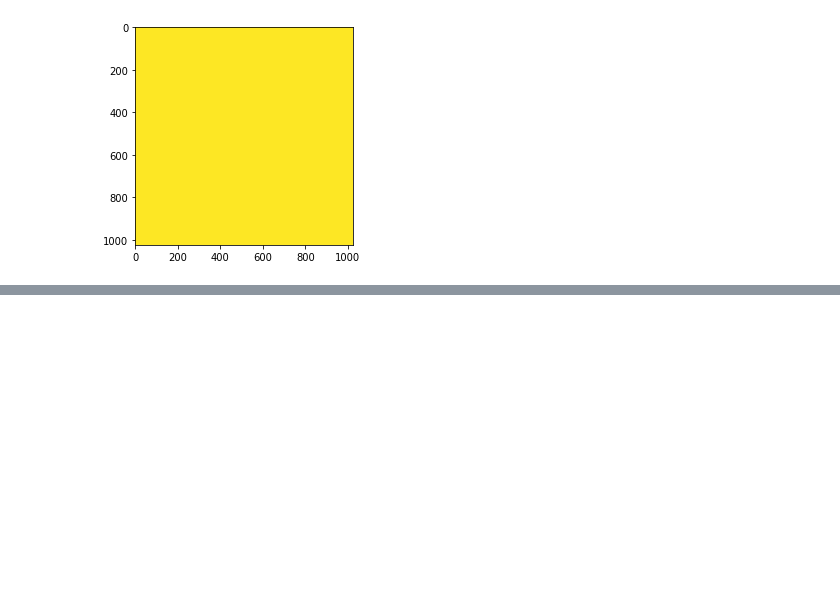
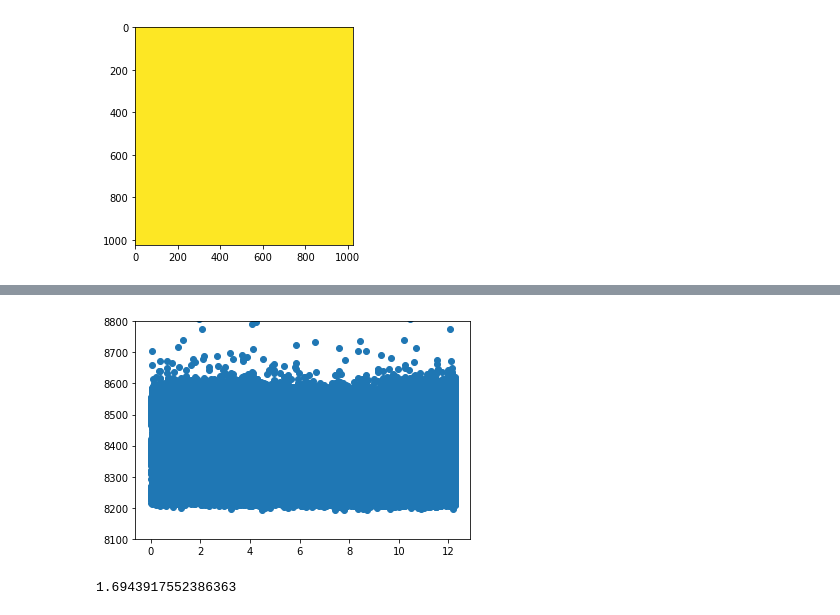
Before and after one commit to astro-kjc/AST443, a Jupyter notebook: Lab0/Lab0.ipynb, the cells around one changed output, grey strips where cells are left out. Cells and saved outputs as stored; diff of their text form; code cells hidden in the pictures; blank space fills up the shorter version.

```diff
--- a/Lab0/Lab0.ipynb
+++ b/Lab0/Lab0.ipynb
@@ -312,0 +337,22 @@ OSError: File '../../../new1.fits' already exists.
+# %%
+x = []
+y = []
+x0 = list(np.linspace(-12.25, 12.25, len(cropped[0])))
+for i in range(len(cropped)):
+    x.append(x0)
+    y.append(cropped[i])
+plt.scatter(np.abs(x),y)
+plt.ylim(8100,8800);
+# %% [output]
+[figure, added]
+# %%
+x = np.array(x).flatten()
+y = np.array(y).flatten()
+
+N = 2
+fitfunc = np.poly1d(np.polyfit(x,y,N)) #creates a function
+fitfunc(2)
+
+np.sum( (y - fitfunc(x))**2 / y.mean() ) / (len(x)-N-1)
+# %% [output]
+1.6943917552386363
```
Also changed, not shown: parts of 21 cells of this notebook.
